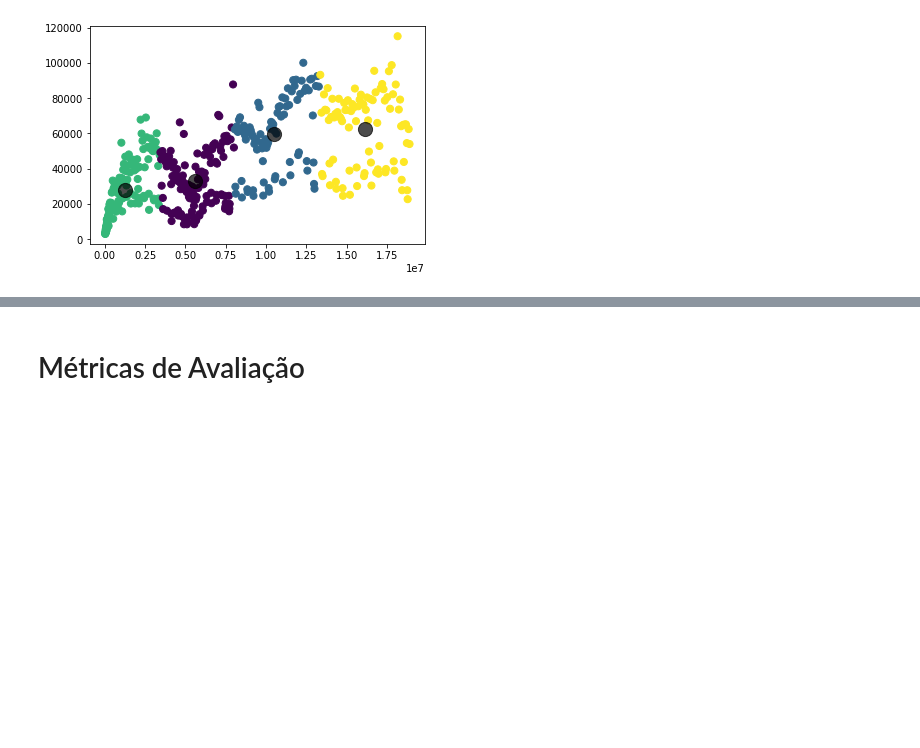
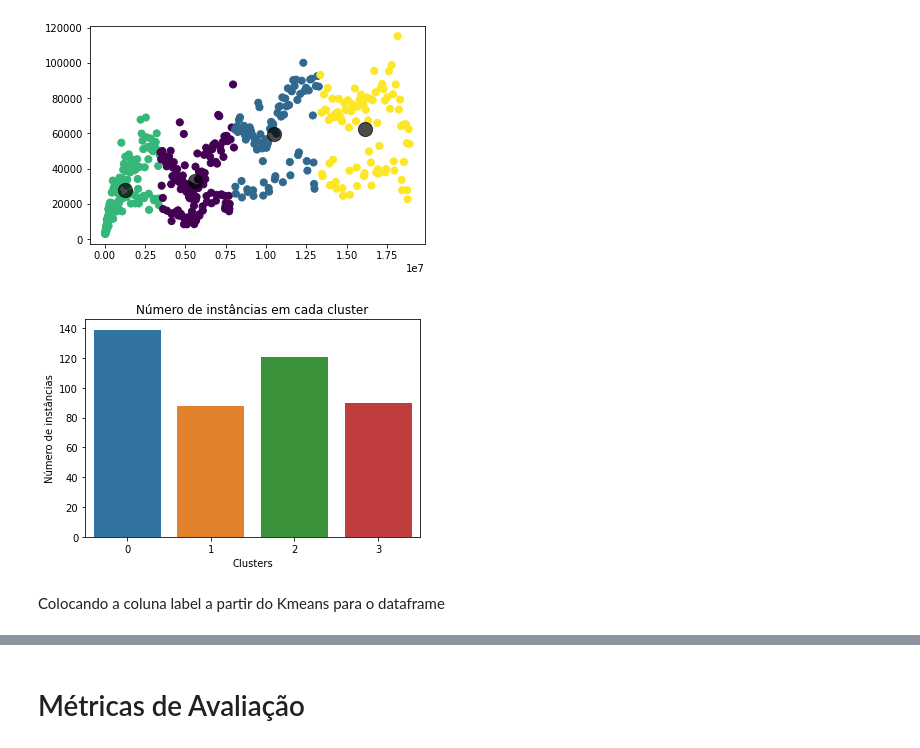
Before and after one commit to lluk4z/IF697-CienciaDeDados, a Jupyter notebook: Projeto02.ipynb, the cells around one changed output, grey strips where cells are left out. Saved outputs shown, nothing was run; the diff lists cells and outputs as text; code cells hidden in the pictures; blank space fills up the shorter version.

```diff
--- a/Projeto02.ipynb
+++ b/Projeto02.ipynb
@@ -130,9 +137,3 @@ plt.title('Elbow Curve')
 plt.show()
 # %% [output]
 [figure]
-# %%
-model = KMeans(n_clusters=4)
-model.fit(X)
-
-y = model.predict(X)
-y
@@ -205,3 +179,13 @@ plt.scatter(centers[:, 0], centers[:, 1], c='black', s=200, alpha=0.7)
 # %% [output]
 <matplotlib.collections.PathCollection at 0x...>
 [figure]
+# %%
+sb.countplot(y_pred_kmeans)
+plt.xlabel('Clusters')
+plt.ylabel('Número de instâncias')
+plt.title('Número de instâncias em cada cluster')
+plt.show()
+# %% [output]
+[figure, added]
+# %% [markdown]
+Colocando a coluna label a partir do Kmeans para o dataframe
```
Also changed, not shown: parts of 10 cells of this notebook.
